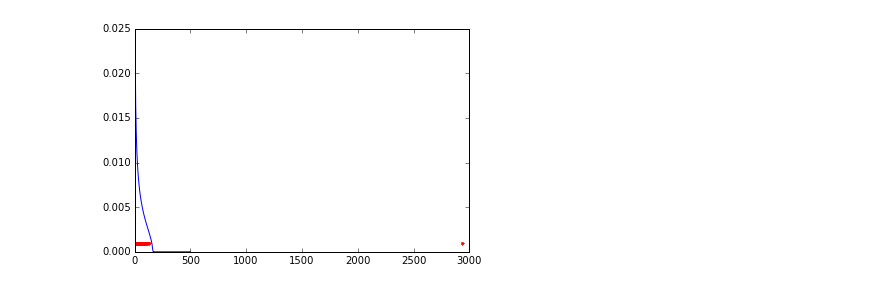
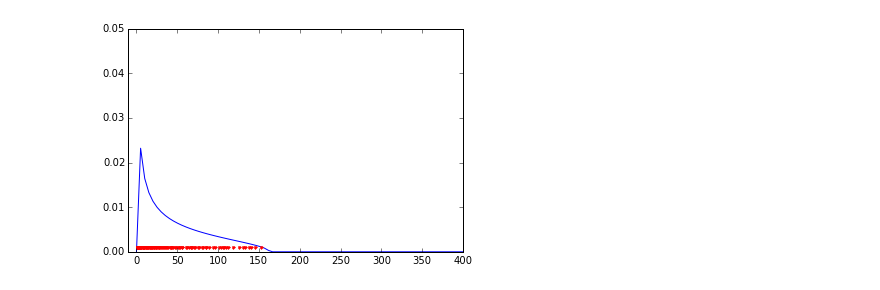
Before and after one commit to RafaelNH/dwi_pca_denoising, a Jupyter notebook: pca_analysis.ipynb, the cells around one changed output. Drawn from its saved outputs; the diff is of its cells as text; code cells hidden in the pictures.

Commit message:
DOC: Continue PCA analysis - ways to fit the MP distribution

```diff
--- a/pca_analysis.ipynb
+++ b/pca_analysis.ipynb
@@ -56,0 +55,3 @@ DWI = rfiw_phantom(gtab, snr=15)
+# %%
+snr = 15
+DWI = rfiw_phantom(gtab, snr=snr, noise_type='gaussian')
@@ -68,9 +92,11 @@ X = X - M
 # %%
-sigma = 100.0/15
+sigma = 100.0/snr
+sig2 = sigma ** 2
 y = n*1.0/m
 x = np.linspace(0, 500, num=100)
-p = mp_distribution(x, sigma ** 2, y)
+p = mp_distribution(x, sig2, y)
 plt.plot(x, p, 'b', L, 0.001*np.ones(L.shape), '.r')
+plt.axis([-10, 400, 0, 0.05])
 plt.show()
 # %% [output]
-[figure, old version]
+[figure, new version]
```
Also changed, not shown: parts of 23 cells of this notebook.
